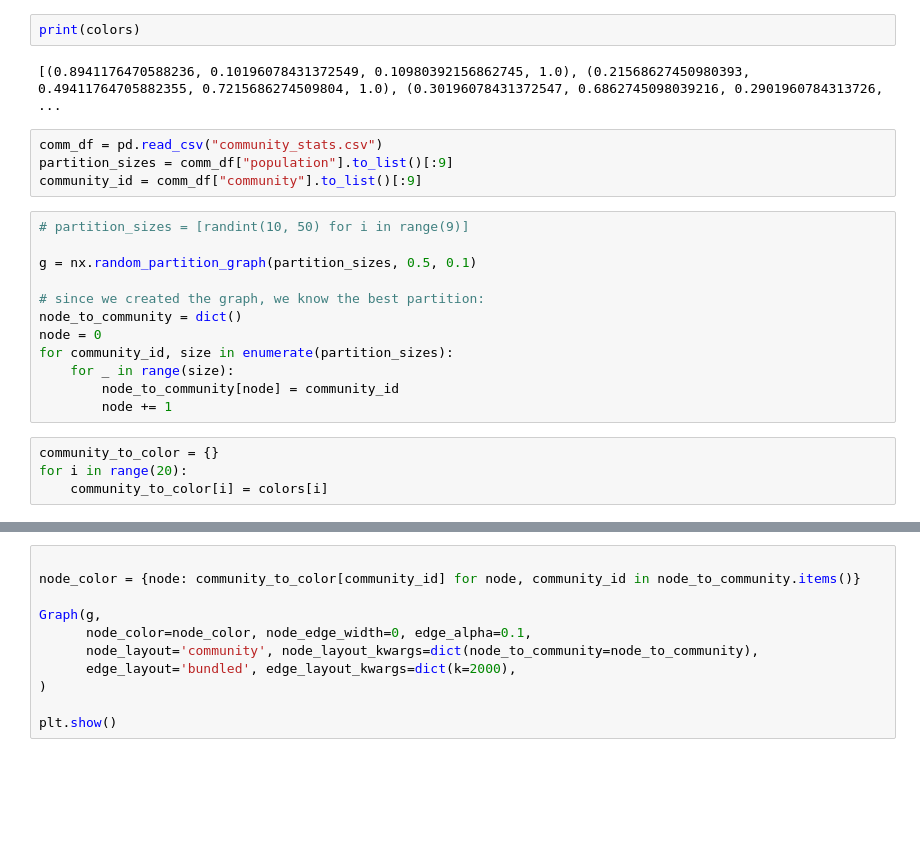
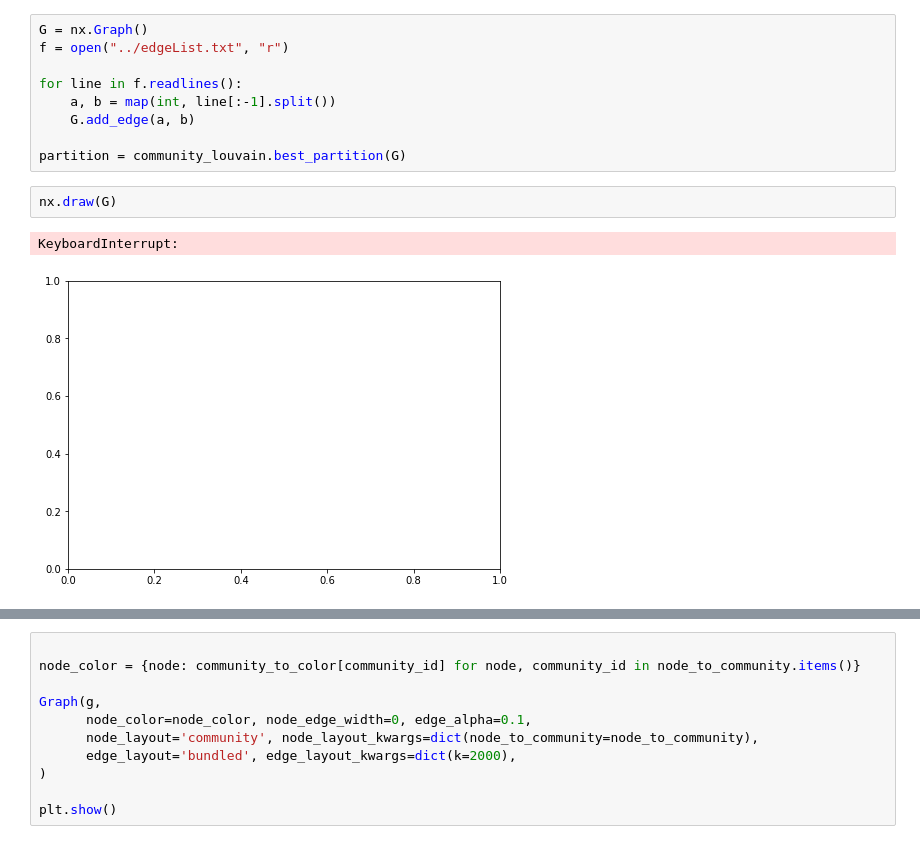
Before and after one commit to avantikaaa/network-vis, a Jupyter notebook: dataset/layer1/plot.ipynb, the cells around one changed output, grey strips where cells are left out. Drawn from its saved outputs; the diff is of its cells as text; blank space fills up the shorter version.

Commit message:
code to plot graph

```diff
--- a/dataset/layer1/plot.ipynb
+++ b/dataset/layer1/plot.ipynb
@@ -9,24 +9,14 @@ colors = list(iter([plt.cm.Set1(i) for i in range(9)]))
-# %%
-print(colors)
-# %% [output]
-[(0.8941176470588236, 0.10196078431372549, 0.10980392156862745, 1.0), (0.21568627450980393, 0.49411764705882355, 0.7215686274509804, 1.0), (0.30196078431372547, 0.6862745098039216, 0.2901960784313726, ...
-# %%
-comm_df = pd.read_csv("community_stats.csv")
-partition_sizes = comm_df["population"].to_list()[:9]
-community_id = comm_df["community"].to_list()[:9]
-# %%
-# partition_sizes = [randint(10, 50) for i in range(9)]
-
-g = nx.random_partition_graph(partition_sizes, 0.5, 0.1)
-
-# since we created the graph, we know the best partition:
-node_to_community = dict()
-node = 0
-for community_id, size in enumerate(partition_sizes):
-    for _ in range(size):
-        node_to_community[node] = community_id
-        node += 1
-# %%
-community_to_color = {}
-for i in range(20):
-    community_to_color[i] = colors[i]
+# %%
+G = nx.Graph()
+f = open("../edgeList.txt", "r")
+
+for line in f.readlines():
+	a, b = map(int, line[:-1].split())
+	G.add_edge(a, b)
+
+partition = community_louvain.best_partition(G)
+# %%
+nx.draw(G)
+# %% [output]
+KeyboardInterrupt:
+[figure, added]
```
Also changed, not shown: parts of 6 cells of this notebook, 2 other files.
